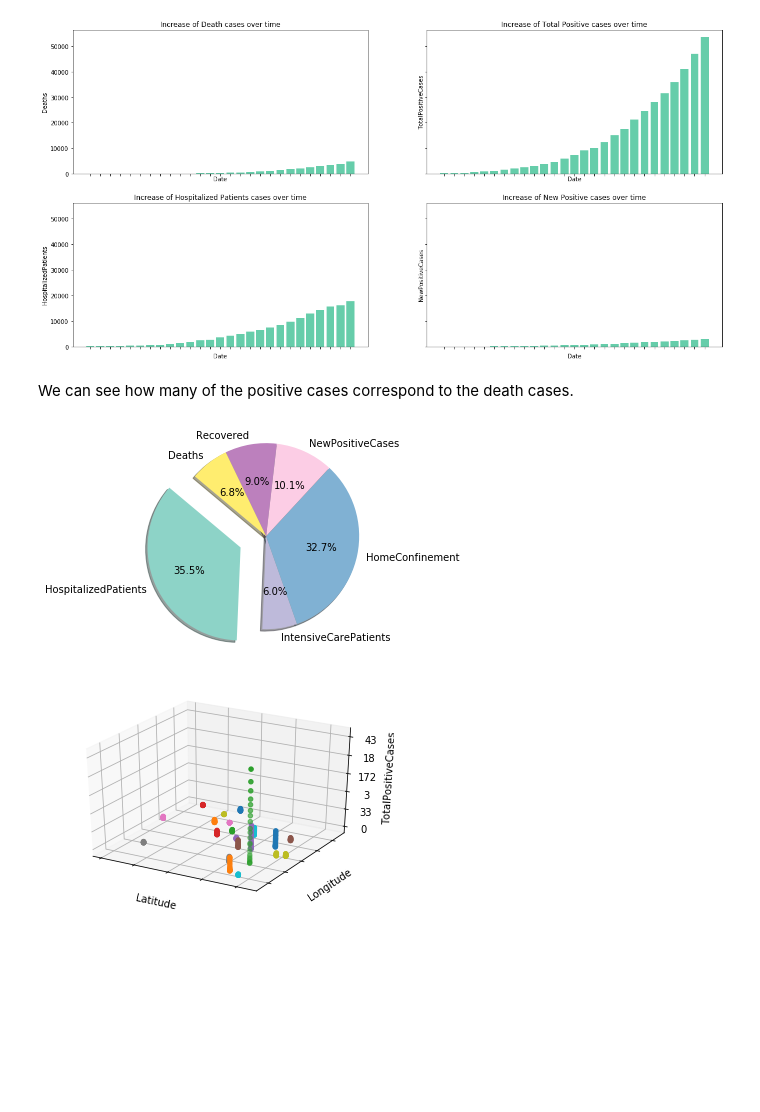
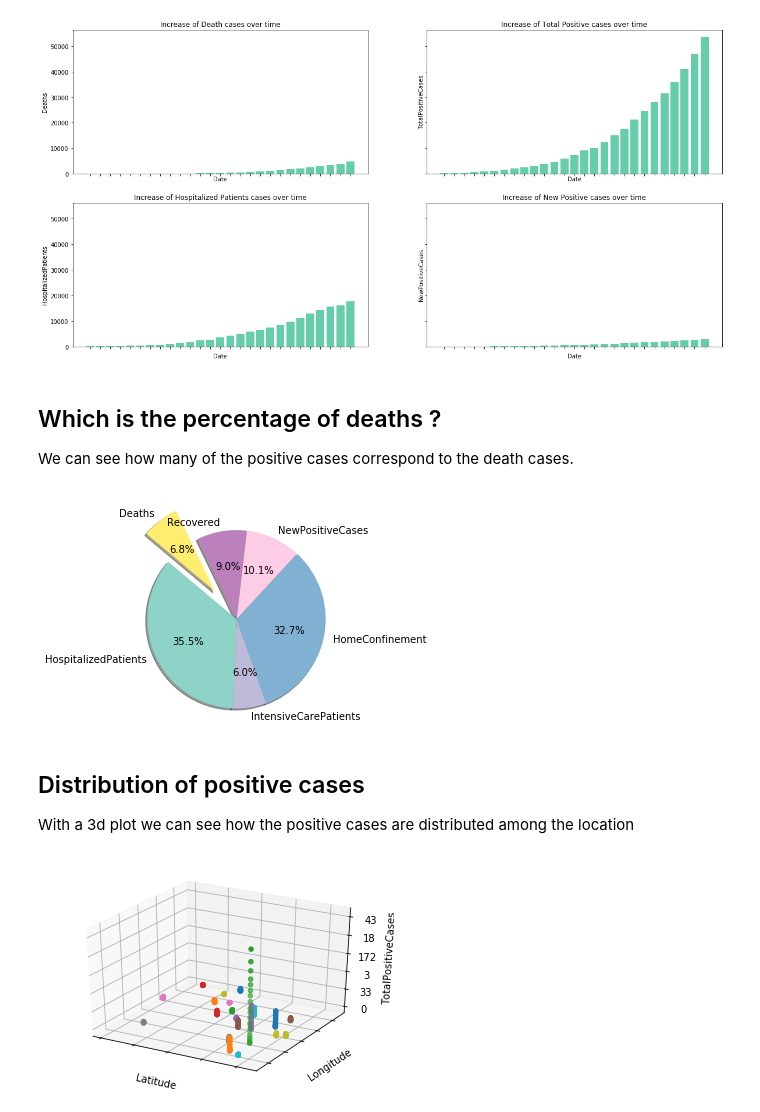
Before and after one commit to rootstrap/coronavirus-analysis, a Jupyter notebook: italy.ipynb, the cells around one changed output. Cells and saved outputs as stored; diff of their text form; code cells hidden in the pictures; blank space fills up the shorter version.

```diff
--- a/italy.ipynb
+++ b/italy.ipynb
@@ -65,21 +75,27 @@ plt.show()
 # %% [output]
 [figure]
 # %% [markdown]
+## Which is the percentage of deaths ?
+
 We can see how many of the positive cases correspond to the death cases.
 # %%
 labels = ['HospitalizedPatients', 'IntensiveCarePatients',
 'HomeConfinement','NewPositiveCases','Recovered','Deaths']
 sizes = df_italy[labels].sum()
 explode = np.zeros(sizes.shape[0])
-explode[0] = 0.3
+explode[5] = 0.4
 colors = cm.get_cmap('Set3', sizes.shape[0]).colors
 
 plt.pie(sizes, labels=labels, explode=explode, colors=colors,
 autopct='%1.1f%%', shadow=True, startangle=140)
 plt.axis('equal')
 plt.show()
 # %% [output]
-[figure, old version]
+[figure, new version]
+# %% [markdown]
+## Distribution of positive cases
+
+With a 3d plot we can see how the positive cases are distributed among the location
 # %%
 def create_3d_scatter(df, col_1, col_2, col_3, cluster_column, num_clusters, title, colors, z_labels):
 
```
Also changed, not shown: parts of 5 cells of this notebook.
